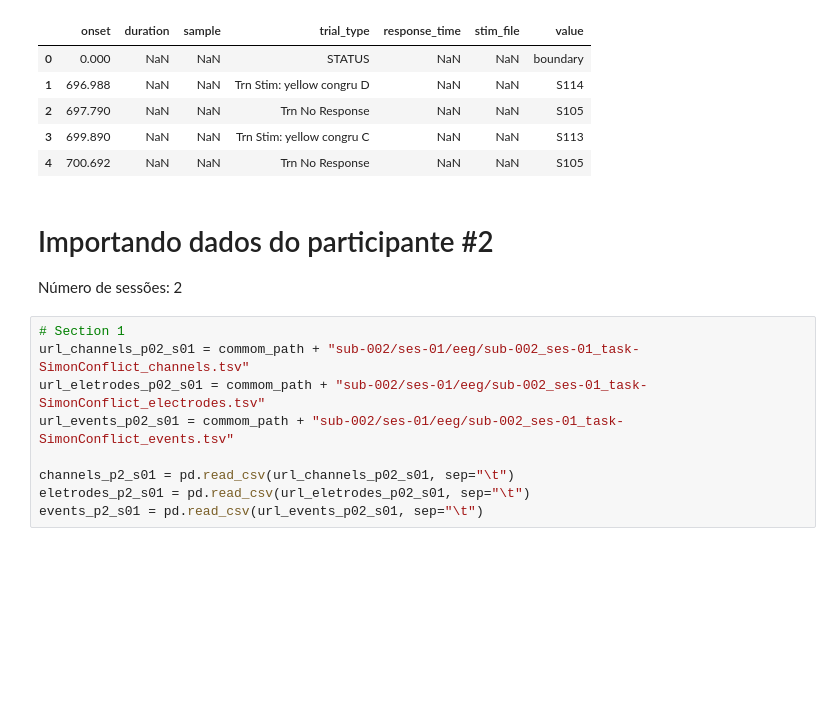
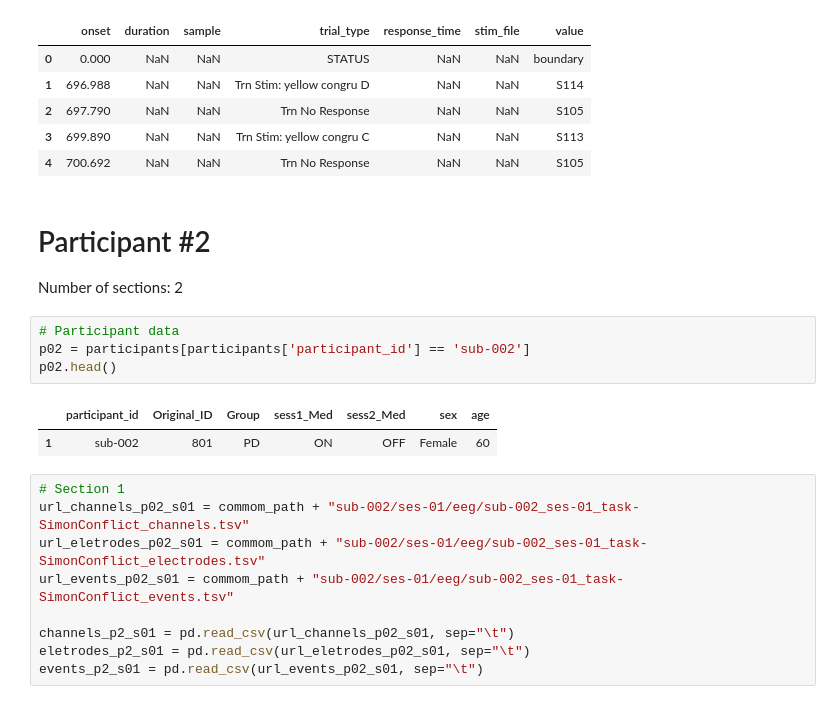
Before and after one commit to OptionalLanguor/datasci4health, a Jupyter notebook: notebooks/Entrega_02.ipynb, the cells around one changed output. Cells and saved outputs as stored; diff of their text form; blank space fills up the shorter version.

```diff
--- a/notebooks/Entrega_02.ipynb
+++ b/notebooks/Entrega_02.ipynb
@@ -191,9 +196,16 @@ events_p01_s01.head()
 | 2 | 697.790 | NaN | NaN | Trn No Response | NaN | NaN | S105 |
 | 3 | 699.890 | NaN | NaN | Trn Stim: yellow congru C | NaN | NaN | S113 |
 | 4 | 700.692 | NaN | NaN | Trn No Response | NaN | NaN | S105 |
-# %% [markdown]
-# Importando dados do participante #2
-Número de sessões: 2
+# %% [markdown]
+# Participant #2
+Number of sections: 2
+# %%
+# Participant data
+p02 = participants[participants['participant_id'] == 'sub-002']
+p02.head()
+# %% [output]
+|  | participant_id | Original_ID | Group | sess1_Med | sess2_Med | sex | age |
+| 1 | sub-002 | 801 | PD | ON | OFF | Female | 60 |
 # %%
 # Section 1
 url_channels_p02_s01 = commom_path + "sub-002/ses-01/eeg/sub-002_ses-01_task-SimonConflict_channels.tsv"
```
Also changed, not shown: parts of 169 cells of this notebook.
